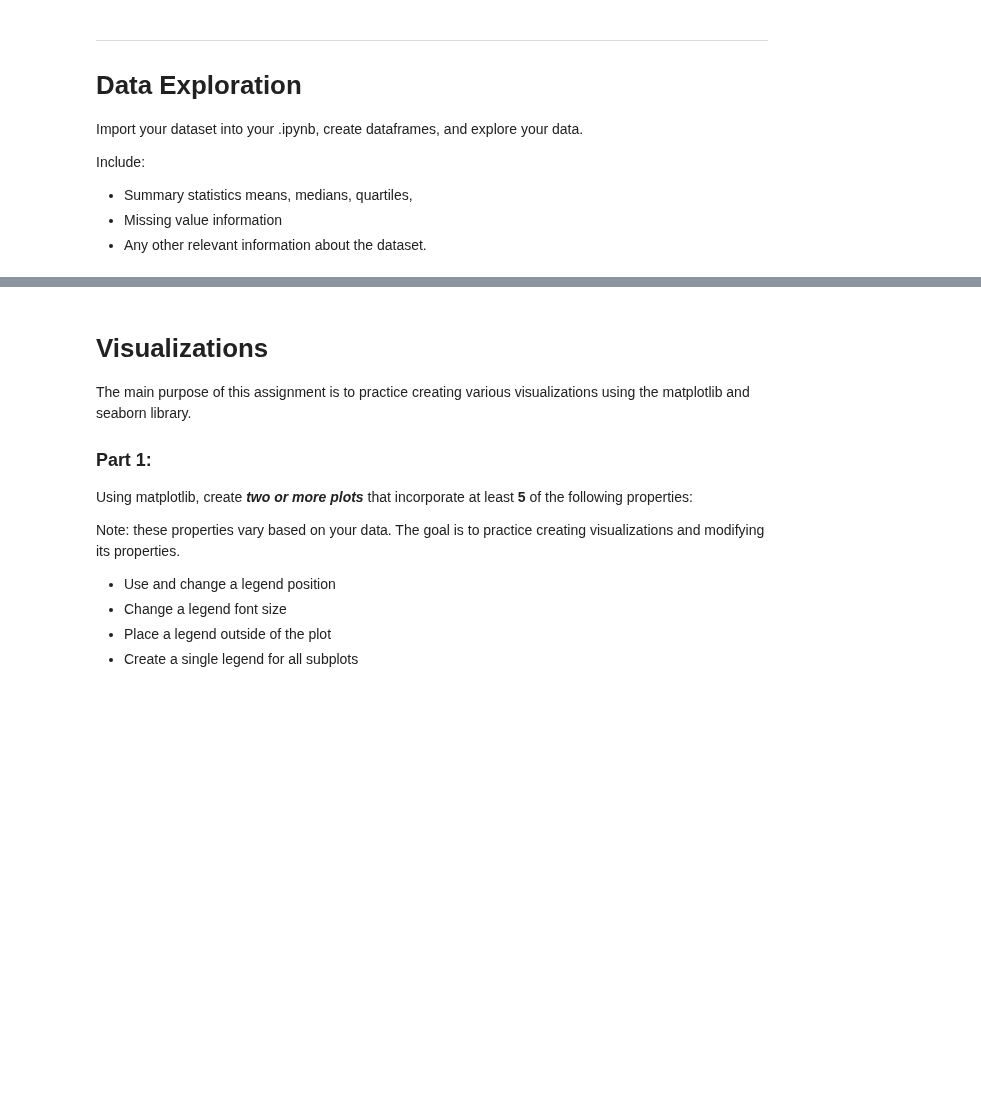
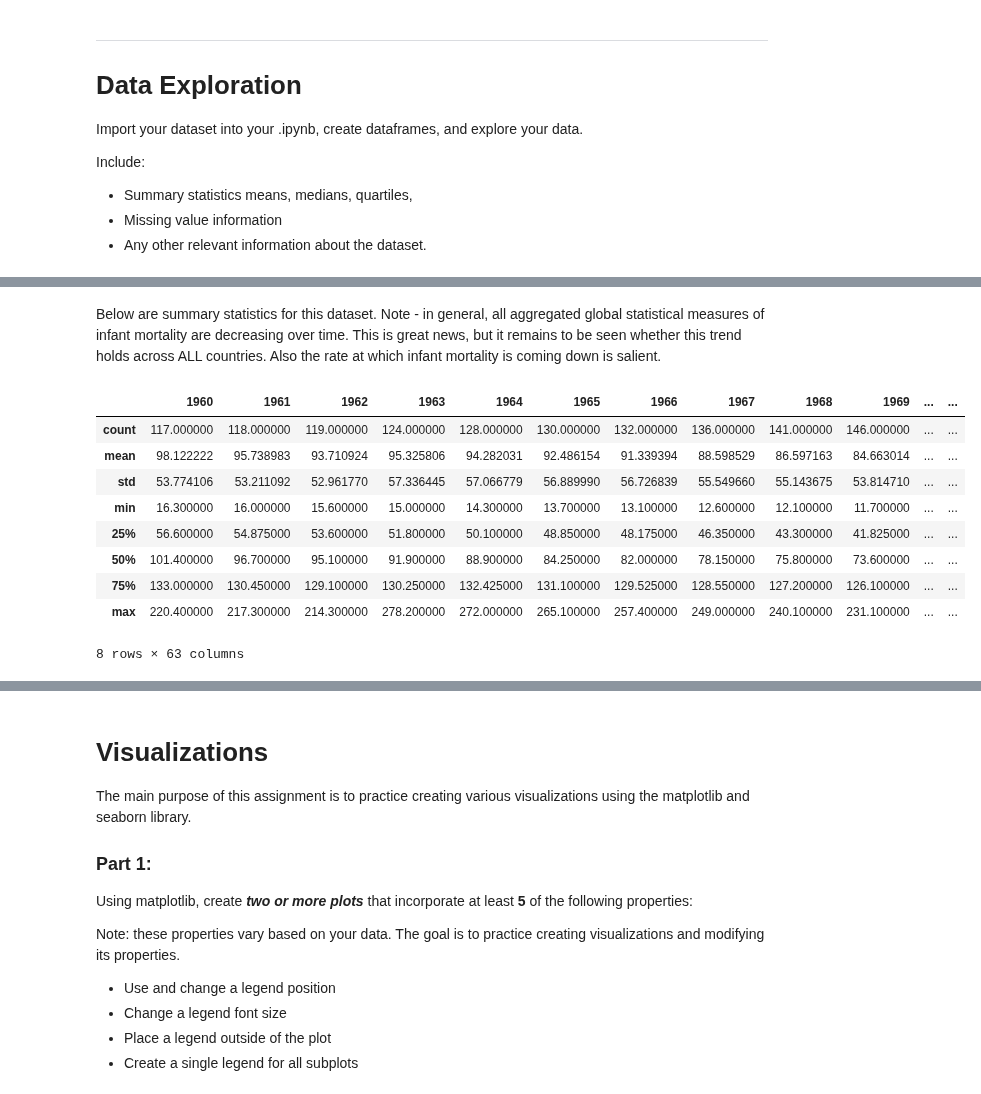
Before and after one commit to himalayahall/DATA602, a Jupyter notebook: 08_assignment.ipynb, the cells around one changed output, grey strips where cells are left out. Cells and saved outputs as stored; diff of their text form; code cells hidden in the pictures; blank space fills up the shorter version.

```diff
--- a/08_assignment.ipynb
+++ b/08_assignment.ipynb
@@ -53,0 +69,15 @@ Perform data wrangling.  You are free to use your best judgment here.  If you ar
+# %% [markdown]
+Below are summary statistics for this dataset. Note - in general, all aggregated global statistical measures of infant mortality are decreasing over time. This is great news, but it remains to be seen whether this trend holds across ALL countries. Also the rate at which infant mortality is coming down is salient.
+# %%
+df.describe()
+# %% [output]
+|  | 1960 | 1961 | 1962 | 1963 | 1964 | 1965 | 1966 | 1967 | 1968 | 1969 | ... | ... |
+| count | 117.000000 | 118.000000 | 119.000000 | 124.000000 | 128.000000 | 130.000000 | 132.000000 | 136.000000 | 141.000000 | 146.000000 | ... | ... |
+| mean | 98.122222 | 95.738983 | 93.710924 | 95.325806 | 94.282031 | 92.486154 | 91.339394 | 88.598529 | 86.597163 | 84.663014 | ... | ... |
+| std | 53.774106 | 53.211092 | 52.961770 | 57.336445 | 57.066779 | 56.889990 | 56.726839 | 55.549660 | 55.143675 | 53.814710 | ... | ... |
+| min | 16.300000 | 16.000000 | 15.600000 | 15.000000 | 14.300000 | 13.700000 | 13.100000 | 12.600000 | 12.100000 | 11.700000 | ... | ... |
+| 25% | 56.600000 | 54.875000 | 53.600000 | 51.800000 | 50.100000 | 48.850000 | 48.175000 | 46.350000 | 43.300000 | 41.825000 | ... | ... |
+| 50% | 101.400000 | 96.700000 | 95.100000 | 91.900000 | 88.900000 | 84.250000 | 82.000000 | 78.150000 | 75.800000 | 73.600000 | ... | ... |
+| 75% | 133.000000 | 130.450000 | 129.100000 | 130.250000 | 132.425000 | 131.100000 | 129.525000 | 128.550000 | 127.200000 | 126.100000 | ... | ... |
+| max | 220.400000 | 217.300000 | 214.300000 | 278.200000 | 272.000000 | 265.100000 | 257.400000 | 249.000000 | 240.100000 | 231.100000 | ... | ... |
+8 rows × 63 columns
```
Also changed, not shown: parts of 19 cells of this notebook.
